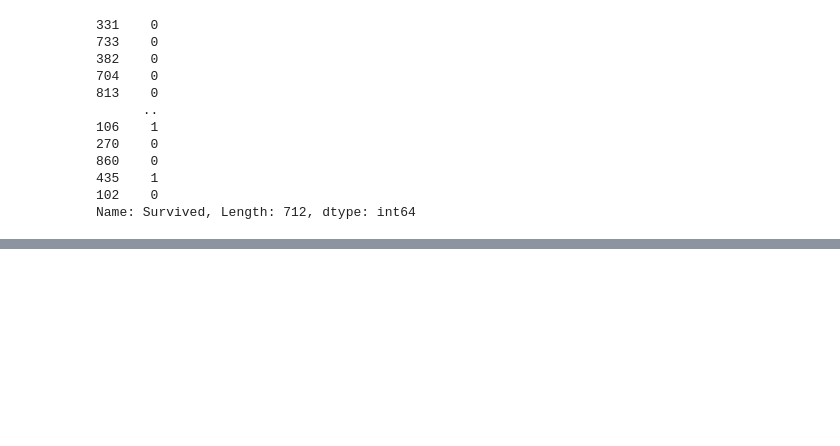
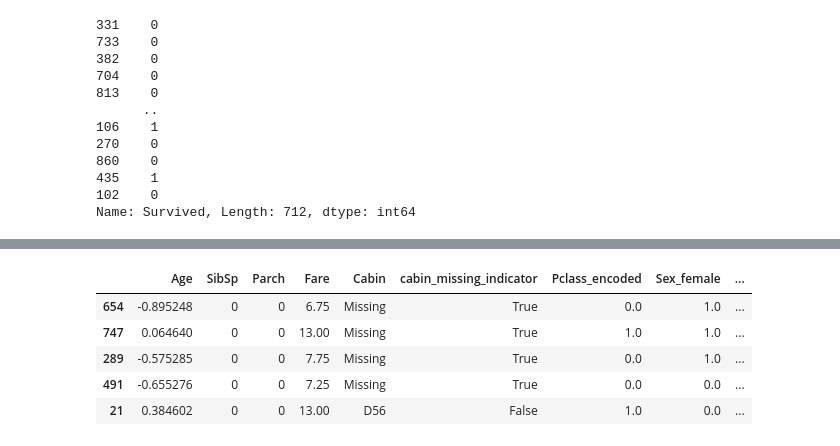
Before and after one commit to SamiulIslam007/phitron-machine-learning-practice, a Jupyter notebook: feature_engineering.ipynb, the cells around one changed output, grey strips where cells are left out. Saved outputs shown, nothing was run; the diff lists cells and outputs as text; code cells hidden in the pictures; blank space fills up the shorter version.

```diff
--- a/feature_engineering.ipynb
+++ b/feature_engineering.ipynb
@@ -944,0 +961,9 @@ Name: Survived, Length: 712, dtype: int64
+# %%
+X_train.sample(5)
+# %% [output]
+|  | Age | SibSp | Parch | Fare | Cabin | cabin_missing_indicator | Pclass_encoded | Sex_female | ... |
+| 654 | -0.895248 | 0 | 0 | 6.75 | Missing | True | 0.0 | 1.0 | ... |
+| 747 | 0.064640 | 0 | 0 | 13.00 | Missing | True | 1.0 | 1.0 | ... |
+| 289 | -0.575285 | 0 | 0 | 7.75 | Missing | True | 0.0 | 1.0 | ... |
+| 491 | -0.655276 | 0 | 0 | 7.25 | Missing | True | 0.0 | 0.0 | ... |
+| 21 | 0.384602 | 0 | 0 | 13.00 | D56 | False | 1.0 | 0.0 | ... |
```
Also changed, not shown: parts of 6 cells of this notebook.
